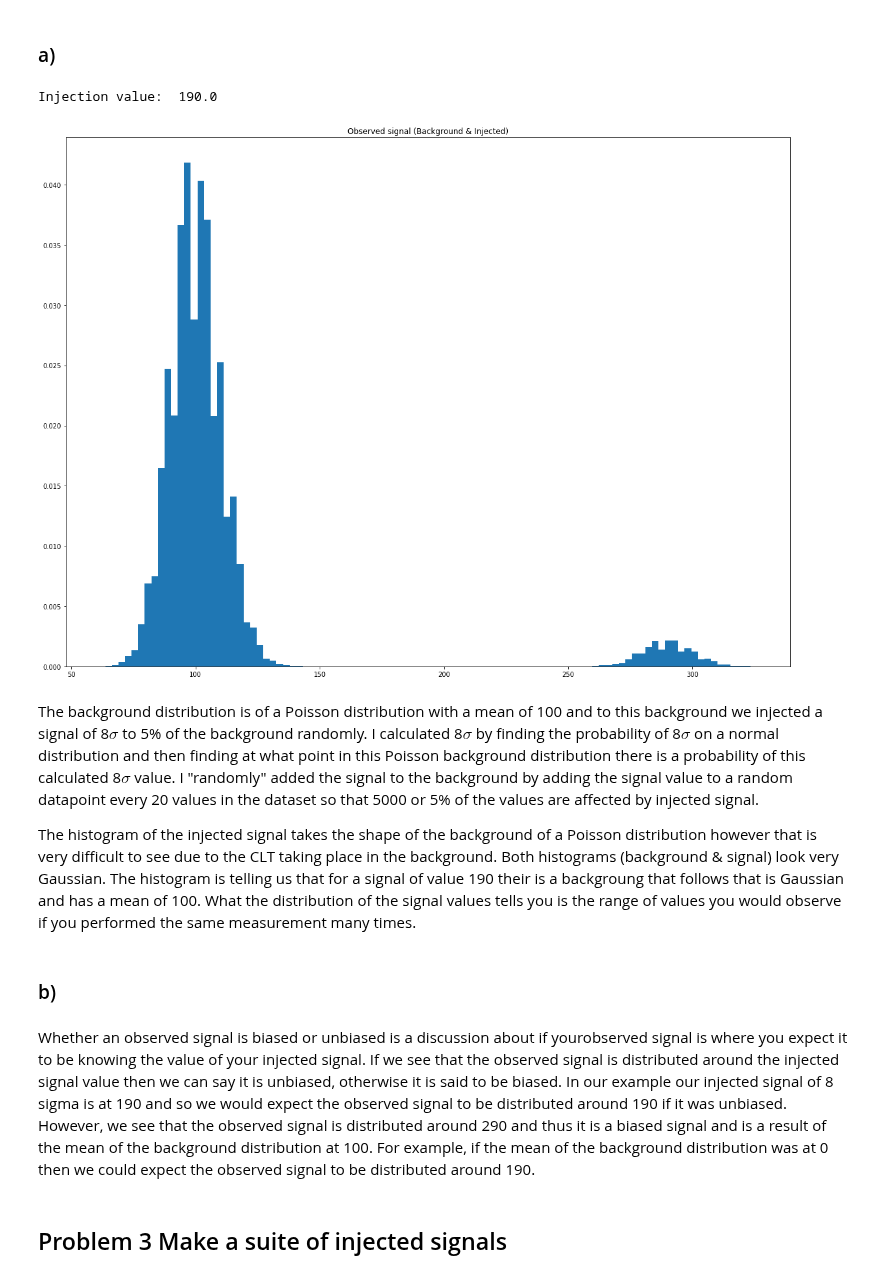
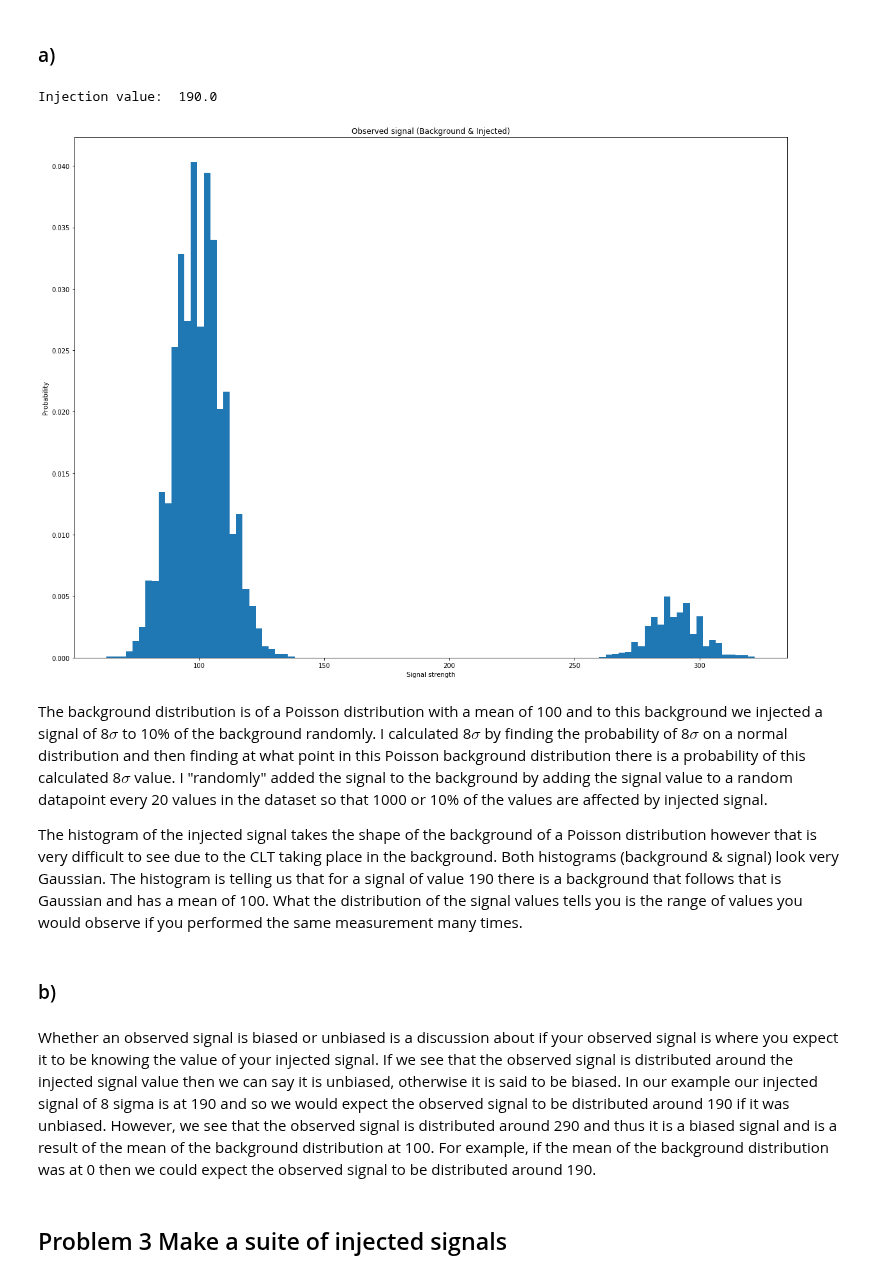
Before and after one commit to elocj/PHYS434, a Jupyter notebook: lab6/lab6.ipynb, the cells around one changed output. Cells and saved outputs as stored; diff of their text form; code cells hidden in the pictures.

```diff
--- a/lab6/lab6.ipynb
+++ b/lab6/lab6.ipynb
@@ -34,11 +10,11 @@ Index(['pt', 'eta', 'phi', 'mass', 'ee2', 'ee3', 'd2', 'angularity', 't1',
 ## Setup
 # %%
 mu = 100
-# print(higgs)
-size = len(higgs['eta'])
-print(size)
-print(len(higgs['pt']))
+size = 10000
 simBG = stats.poisson.rvs(mu, size=size)
-plt.hist(simBG, 500, density=True)
+plt.hist(simBG, 100, density=True)
+plt.title('Background Poisson Distribution')
+plt.xlabel('Signals')
+plt.ylabel('Proabability')
 plt.show()
 # %% [output]
@@ -66,27 +41,26 @@ The point of 5σ is  154.0
 # %%
 eightSig = 1 - stats.norm.cdf(8)
 sigValue = stats.poisson.ppf(1 - eightSig, mu)
 print('Injection value: ', sigValue)
-for i in range(0, 100000, 20):
-    num = random.randint(0,19)
+for i in range(0, 10000, 10):
+    num = 0
     simBG[i + num] = simBG[i + num] + sigValue
-# one way is adding the datasets of new dataset
-# injected = stats.poisson.rvs(mu, sigValue, size=10000)
-# what = np.append(simBG, injected)
 plt.hist(simBG, 100, density=True)
 plt.title('Observed signal (Background & Injected)')
+plt.xlabel('Signal strength')
+plt.ylabel('Probability')
 plt.show()
 # %% [output]
 Injection value:  190.0
-[figure, old version]
+[figure, new version]
 # %% [markdown]
-The background distribution is of a Poisson distribution with a mean of 100 and to this background we injected a signal of 8$\sigma$ to 5% of the background randomly. I calculated 8$\sigma$ by finding the probability of 8$\sigma$ on a normal distribution and then finding at what point in this Poisson background distribution there is a probability of this calculated 8$\sigma$ value. I "randomly" added the signal to the background by adding the signal value to a random datapoint every 20 values in the dataset so that 5000 or 5% of the values are affected by injected signal.
+The background distribution is of a Poisson distribution with a mean of 100 and to this background we injected a signal of 8$\sigma$ to 10% of the background randomly. I calculated 8$\sigma$ by finding the probability of 8$\sigma$ on a normal distribution and then finding at what point in this Poisson background distribution there is a probability of this calculated 8$\sigma$ value. I "randomly" added the signal to the background by adding the signal value to a random datapoint every 20 values in the dataset so that 1000 or 10% of the values are affected by injected signal.
 
-The histogram of the injected signal takes the shape of the background of a Poisson distribution however that is very difficult to see due to the CLT taking place in the background. Both histograms (background & signal) look very Gaussian. The histogram is telling us that for a signal of value 190 their is a backgroung that follows that is Gaussian and has a mean of 100. What the distribution of the signal values tells you is the range of values you would observe if you performed the same measurement many times.
+The histogram of the injected signal takes the shape of the background of a Poisson distribution however that is very difficult to see due to the CLT taking place in the background. Both histograms (background & signal) look very Gaussian. The histogram is telling us that for a signal of value 190 there is a background that follows that is Gaussian and has a mean of 100. What the distribution of the signal values tells you is the range of values you would observe if you performed the same measurement many times.
 # %% [markdown]
 ### b)
 # %% [markdown]
-Whether an observed signal is biased or unbiased is a discussion about if yourobserved signal is where you expect it to be knowing the value of your injected signal. If we see that the observed signal is distributed around the injected signal value then we can say it is unbiased, otherwise it is said to be biased. In our example our injected signal of 8 sigma is at 190 and so we would expect the observed signal to be distributed around 190 if it was unbiased. However, we see that the observed signal is distributed around 290 and thus it is a biased signal and is a result of the mean of the background distribution at 100. For example, if the mean of the background distribution was at 0 then we could expect the observed signal to be distributed around 190.
+Whether an observed signal is biased or unbiased is a discussion about if your observed signal is where you expect it to be knowing the value of your injected signal. If we see that the observed signal is distributed around the injected signal value then we can say it is unbiased, otherwise it is said to be biased. In our example our injected signal of 8 sigma is at 190 and so we would expect the observed signal to be distributed around 190 if it was unbiased. However, we see that the observed signal is distributed around 290 and thus it is a biased signal and is a result of the mean of the background distribution at 100. For example, if the mean of the background distribution was at 0 then we could expect the observed signal to be distributed around 190.
 # %% [markdown]
 ## Problem 3 Make a suite of injected signals
 # %% [markdown]
```
Also changed, not shown: parts of 28 cells of this notebook.
